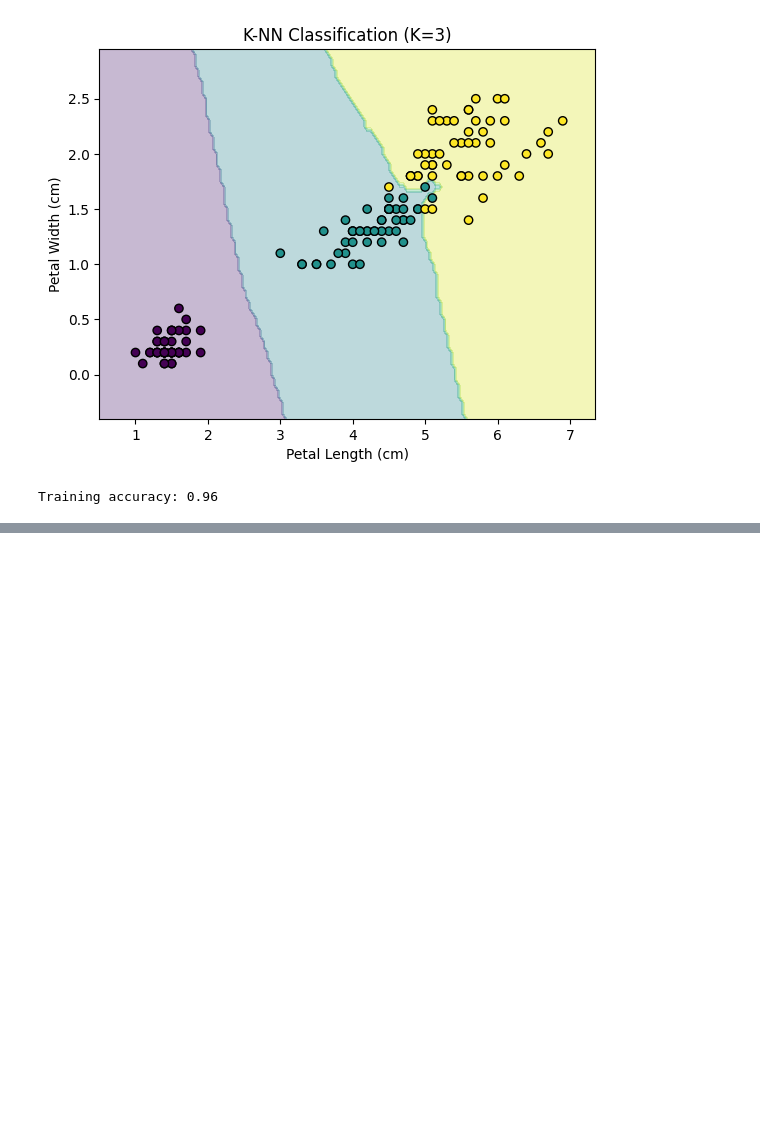
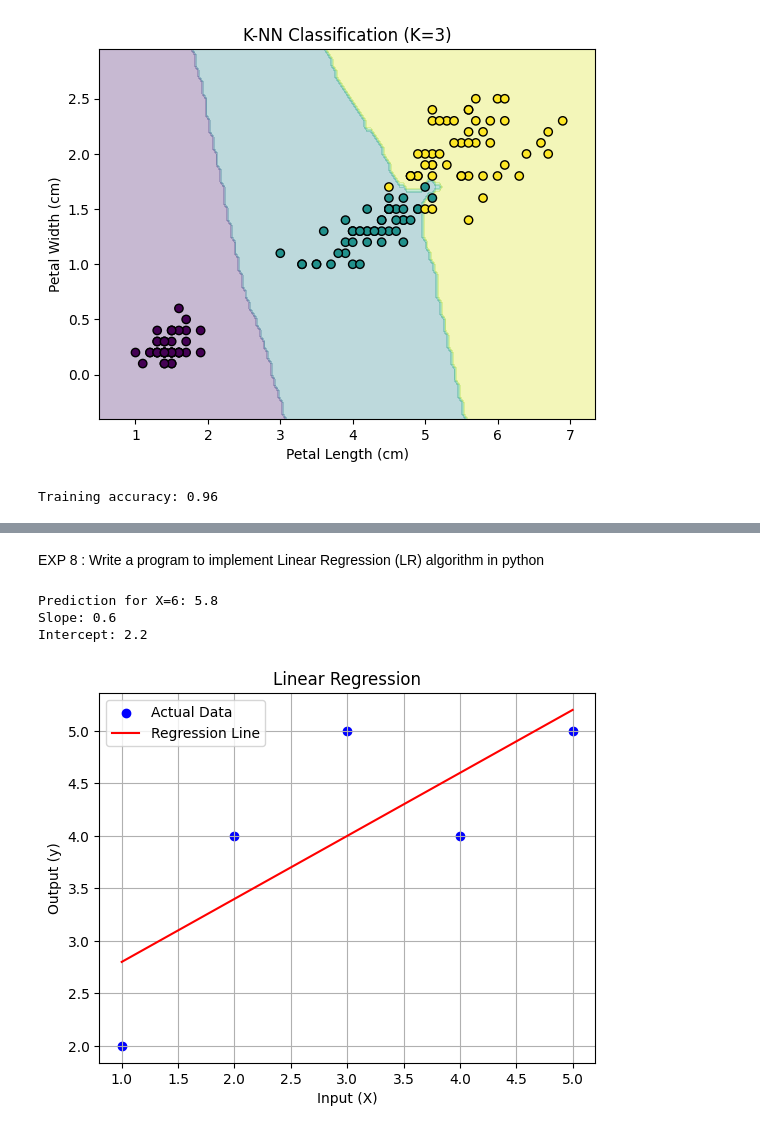
Before and after one commit to thrka33/ITA0604-ML, a Jupyter notebook: ML_lab.ipynb, the cells around one changed output, grey strips where cells are left out. Saved outputs shown, nothing was run; the diff lists cells and outputs as text; code cells hidden in the pictures; blank space fills up the shorter version.

```diff
--- a/ML_lab.ipynb
+++ b/ML_lab.ipynb
@@ -162,0 +273,39 @@ Training accuracy: 0.96
+# %% [markdown]
+EXP 8 : Write a program to implement Linear Regression (LR) algorithm in python
+# %%
+from sklearn.linear_model import LinearRegression
+import matplotlib.pyplot as plt
+
+# Input and output data
+
+X = [[1], [2], [3], [4], [5]]
+y = [2, 4, 5, 4, 5]
+
+# Train Linear Regression model
+
+model = LinearRegression()
+model.fit(X, y)
+
+# Predict output for X = 6
+
+prediction = model.predict([[6]])[0]
+
+print("Prediction for X=6:", round(prediction, 2))
+print("Slope:", round(model.coef_[0], 2))
+print("Intercept:", round(model.intercept_, 2))
+
+# Plot data and regression line
+
+plt.scatter(X, y, color="blue", label="Actual Data")
+plt.plot(X, model.predict(X), color="red", label="Regression Line")
+plt.xlabel("Input (X)")
+plt.ylabel("Output (y)")
+plt.title("Linear Regression")
+plt.legend()
+plt.grid(True)
+plt.show()
+# %% [output]
+Prediction for X=6: 5.8
+Slope: 0.6
+Intercept: 2.2
+[figure, added]
```
Also changed, not shown: parts of 8 cells of this notebook.
